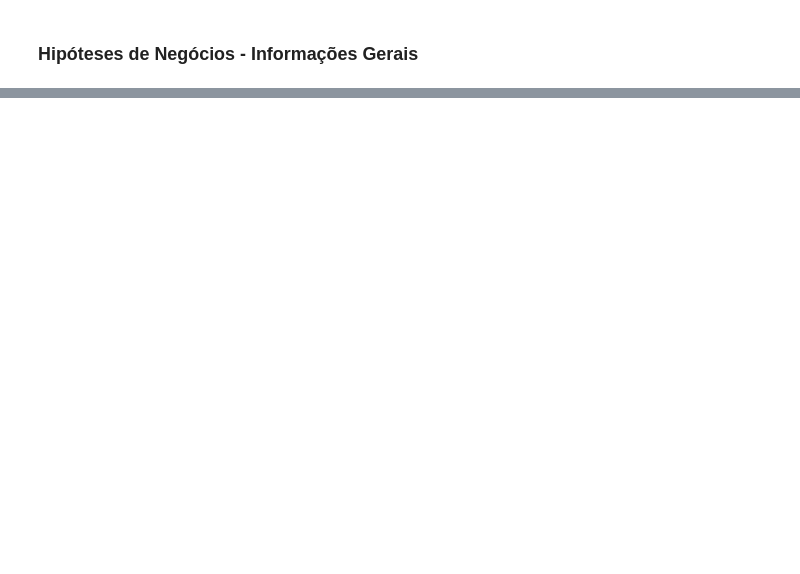
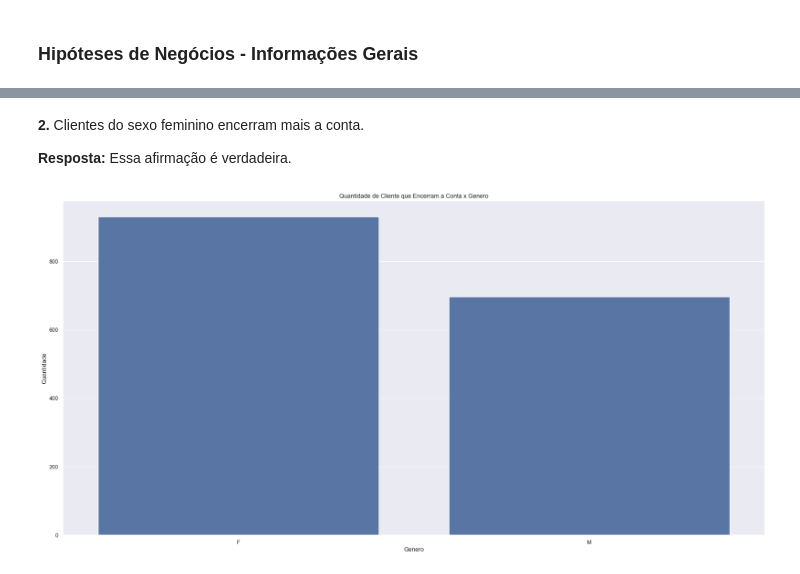
Before and after one commit to jefferson-datascience/predicao_churn_banco, a Jupyter notebook: ciclo_01.ipynb, the cells around one changed output, grey strips where cells are left out. Saved outputs shown, nothing was run; the diff lists cells and outputs as text; code cells hidden in the pictures; blank space fills up the shorter version.

```diff
--- a/ciclo_01.ipynb
+++ b/ciclo_01.ipynb
@@ -644,0 +730,18 @@ plt.title('Quantidade de Clientes que Encerram a Conta x Categoria de Renda');
+# %% [markdown]
+**2.** Clientes do sexo feminino encerram mais a conta.
+
+**Resposta:** Essa afirmação é verdadeira.
+# %%
+# Preparação de Dataset
+q2_gerais_1 = df_4[['genero', 'conta_encerrada', 'id_cliente']][df_4['conta_encerrada'] == 'ATTRITED CUSTOMER'].copy()
+q2_gerais = q2_gerais_1.groupby(['genero', 'conta_encerrada']).count().reset_index()
+
+# Plotagem
+sns.barplot(data=q2_gerais, x='genero', y='id_cliente');
+
+# Ajuste
+plt.xlabel('Genero')
+plt.ylabel('Quantidade')
+plt.title('Quantidade de Cliente que Encerram a Conta x Genero');
+# %% [output]
+[figure, added]
```
Also changed, not shown: parts of 32 cells of this notebook, 1 other file.
